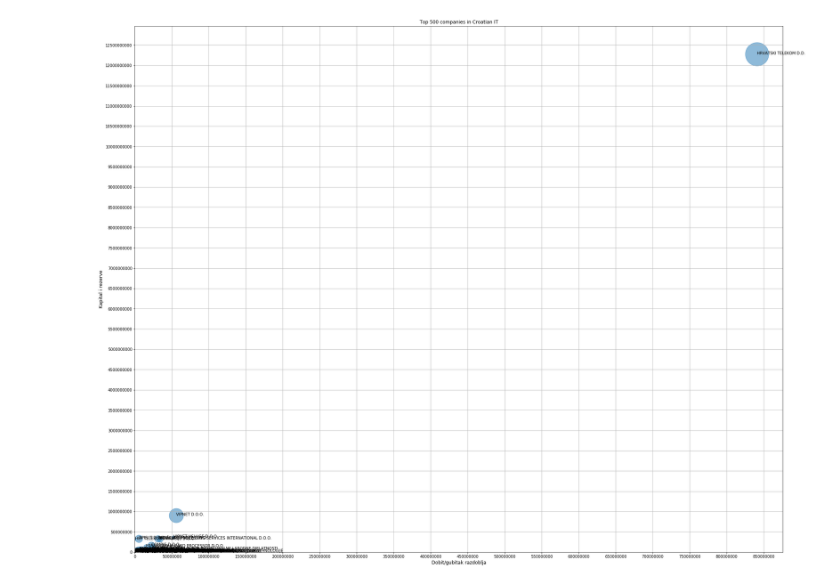
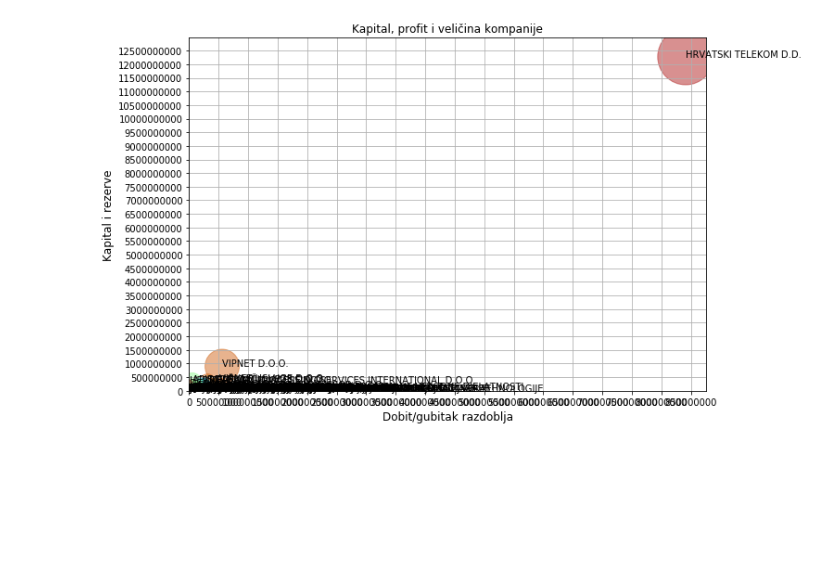
Before and after one commit to matkosoric/Data-Visualizations, a Jupyter notebook: matplotlib/Top500/Top 500 companies in Croatian IT.ipynb, the cells around one changed output. Cells and saved outputs as stored; diff of their text form; code cells hidden in the pictures; blank space fills up the shorter version.

```diff
--- a/matplotlib/Top500/Top 500 companies in Croatian IT.ipynb
+++ b/matplotlib/Top500/Top 500 companies in Croatian IT.ipynb
@@ -22,36 +43,43 @@ top500.head(10)
+# %%
+# color dictionary
+nkdColorNameDict = {
+         6110 : "firebrick",
+         6120 : "chocolate",
+         6202 : "gold",
+         6311 : "darkolivegreen",
+         6201 : "palegreen",
+         6203 : "deepskyblue",
+         6209 : "teal",
+         6190 : "navy",
+         6399 : "indigo",
+         6130 : "magenta"
+    }
+top500['color_name'] = top500['NKD2007'].map(nkdColorNameDict)
+
+#colors = ["firebrick", "chocolate", "gold", "darkolivegreen","palegreen", "deepskyblue","teal", "navy", "indigo", "magenta"]
+
+colors = tuple(list(top500['color_name']))
 # %%
-plt.rcParams['figure.figsize'] = [30, 25]
+plt.rcParams['figure.figsize'] = [20, 15]
 plt.axis([0, 876275804, 0, 12974055213])
-
 plt.locator_params(nbins=30)
-
 plt.rcParams['axes.formatter.useoffset'] = False
-
 ax = plt.gca()
-
 ax.ticklabel_format(style='plain')
-
-#plt.gca().get_xaxis().get_major_formatter().set_useOffset(False)
-
-
-#plt.rcParams["axes.formatter.useoffset"] = False
-
-# N = top500[['Naziv poslovnog subjekta']].count()
-# print(N)
 
 for index, row in top500.iterrows():
     plt.annotate(s=row['Naziv poslovnog subjekta'],xy=(row['Dobit/gubitak razdoblja'], row['Kapital i rezerve']))
 
-
-plt.title('Top 500 companies in Croatian IT')
+plt.title('Kapital, profit i veličina kompanije', fontsize='large')
 plt.xlabel('Dobit/gubitak razdoblja', fontsize='large')
 plt.ylabel('Kapital i rezerve', fontsize='large')
 plt.grid(b=True, which='both', axis='both')
 
 plt.scatter(top500[['Dobit/gubitak razdoblja']], top500[['Kapital i rezerve']],
             s=top500[['Broj zaposlenih (sati rada)']],
+            c=colors,
             alpha=0.5)
 
-plt.savefig('top500inCroatianIT.png')
+plt.savefig('CapitalProfitAndCompanySize1.png')
 # %% [output]
-[figure, old version]
+[figure, new version]
```
Also changed, not shown: parts of 9 cells of this notebook, 2 other files.
